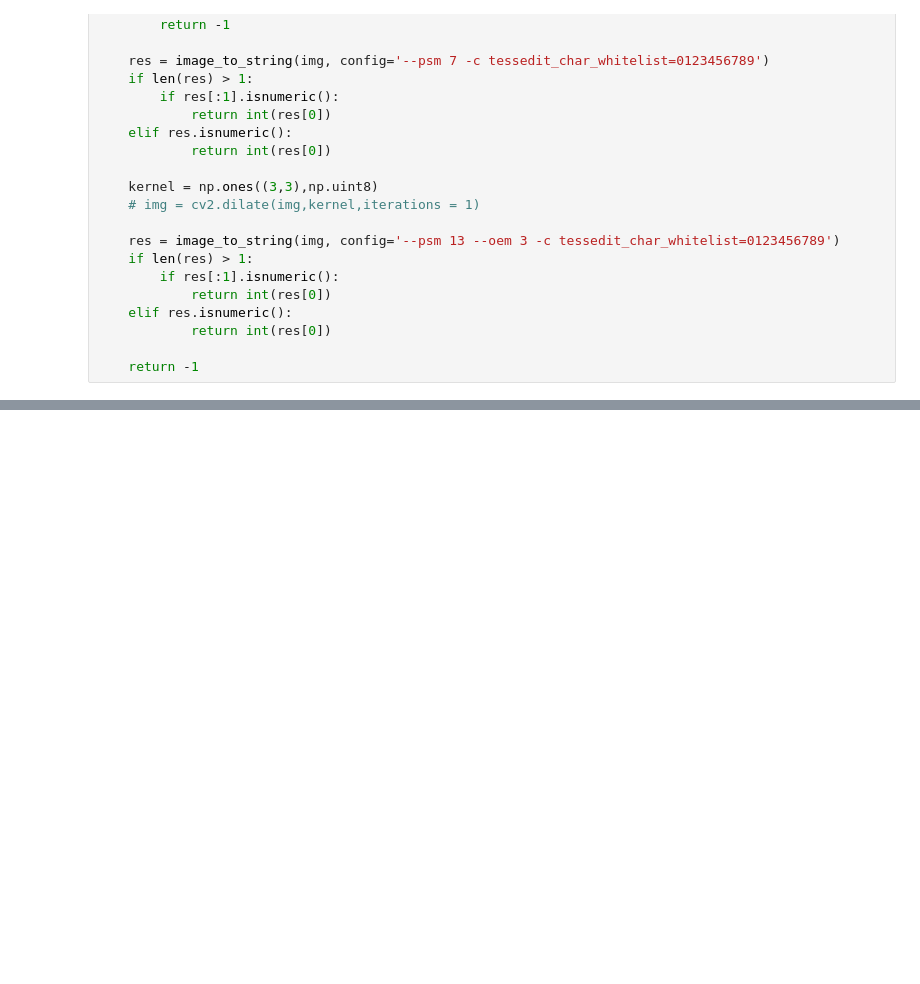
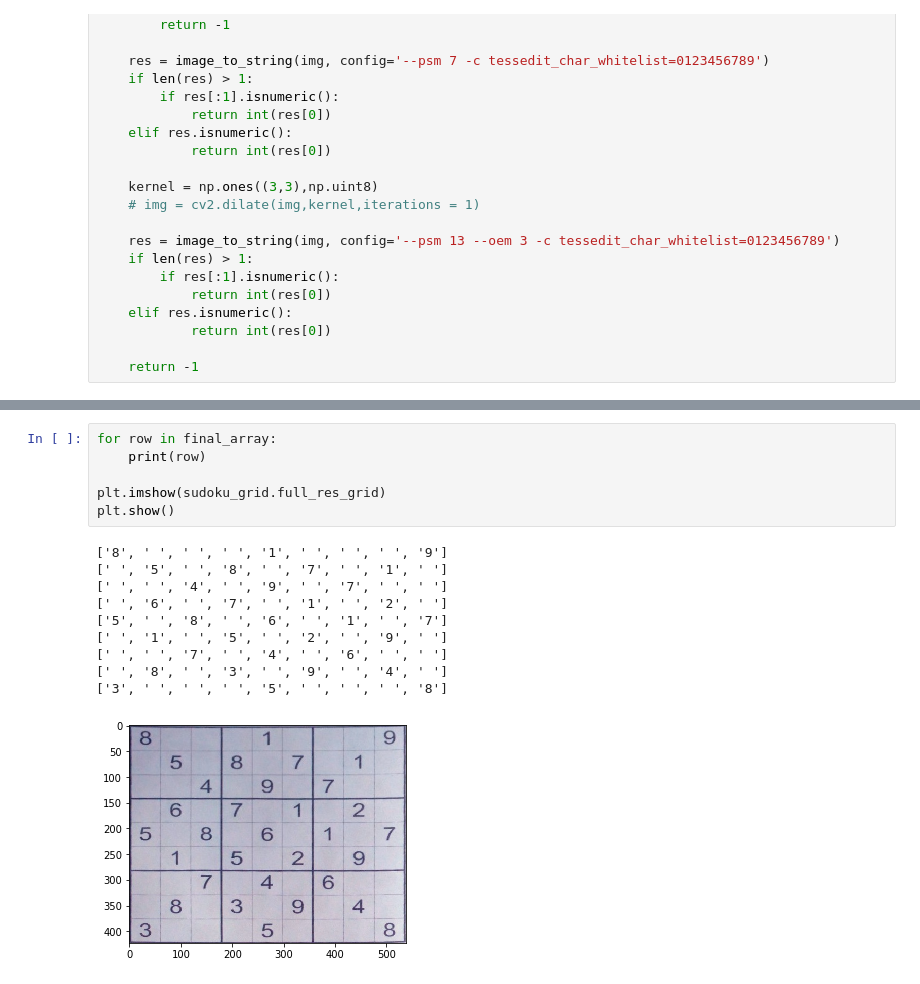
Before and after one commit to borisivnc/sudoku-game, a Jupyter notebook: notebooks/Sudoku_Grid_Extraction.ipynb, the cells around one changed output, grey strips where cells are left out. Saved outputs shown, nothing was run; the diff lists cells and outputs as text; blank space fills up the shorter version.

Commit message:
Update Sudoku_Grid_Extraction.ipynb
Small tweaks for a better display of the functionnalities

```diff
--- a/notebooks/Sudoku_Grid_Extraction.ipynb
+++ b/notebooks/Sudoku_Grid_Extraction.ipynb
@@ -526,0 +533,17 @@ for i in range(9):
+# %%
+for row in final_array:
+    print(row)
+
+plt.imshow(sudoku_grid.full_res_grid)
+plt.show()
+# %% [output]
+['8', ' ', ' ', ' ', '1', ' ', ' ', ' ', '9']
+[' ', '5', ' ', '8', ' ', '7', ' ', '1', ' ']
+[' ', ' ', '4', ' ', '9', ' ', '7', ' ', ' ']
+[' ', '6', ' ', '7', ' ', '1', ' ', '2', ' ']
+['5', ' ', '8', ' ', '6', ' ', '1', ' ', '7']
+[' ', '1', ' ', '5', ' ', '2', ' ', '9', ' ']
+[' ', ' ', '7', ' ', '4', ' ', '6', ' ', ' ']
+[' ', '8', ' ', '3', ' ', '9', ' ', '4', ' ']
+['3', ' ', ' ', ' ', '5', ' ', ' ', ' ', '8']
+[figure, added]
```
Also changed, not shown: parts of 2 cells of this notebook.
